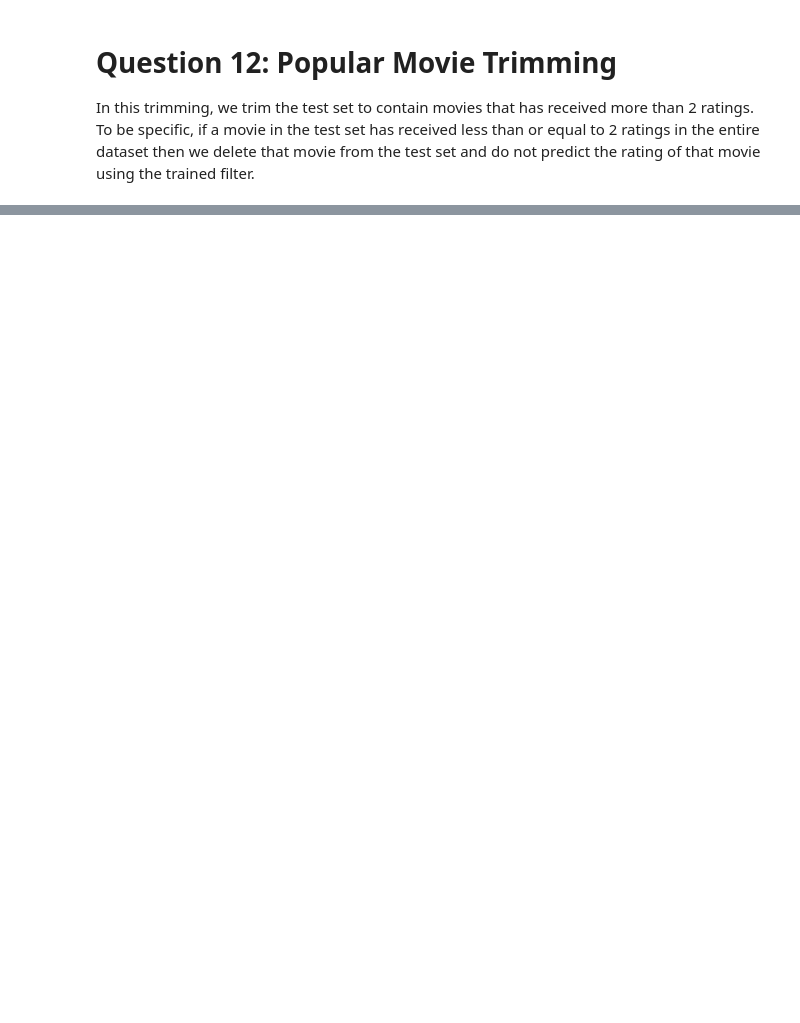
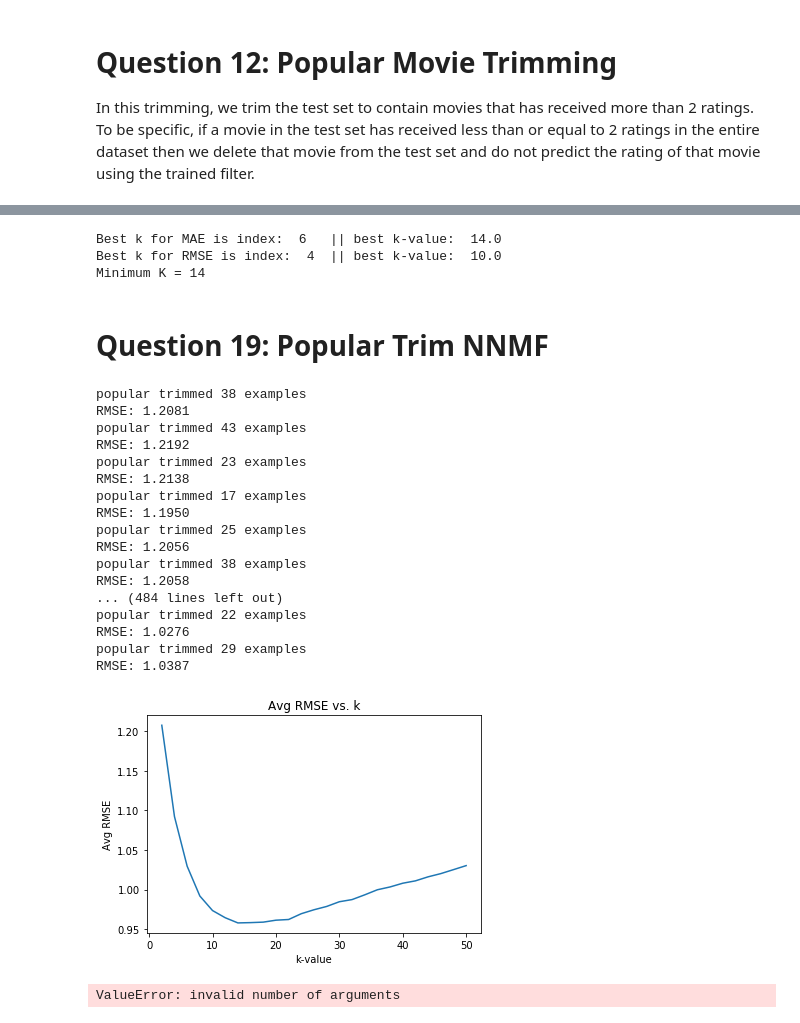
Before and after one commit to jdhurwitz/UCLA-EE219, a Jupyter notebook: Project3/project3.ipynb, the cells around one changed output, grey strips where cells are left out. Cells and saved outputs as stored; diff of their text form; code cells hidden in the pictures; blank space fills up the shorter version.

```diff
--- a/Project3/project3.ipynb
+++ b/Project3/project3.ipynb
@@ -290,0 +537,18 @@ In this trimming, we trim the test set to contain movies that has received more
+# %%
+from surprise import NMF
+
+data = Dataset.load_builtin('ml-100k')
+ks = np.linspace(2, 50, num=25)
+
+outputs = []
+for k in ks:
+    algo = NMF(n_factors=int(k))
+    outputs.append(cross_validate(algo, data, measures=['RMSE', 'MAE'], cv=10))
+
+avg_rmses = []
+avg_maes = []
+for output in outputs:
+    avg_rmses.append(np.mean(output['test_rmse']))
+    avg_maes.append(np.mean(output['test_mae']))
+
+plotStats(avg_rmses=avg_rmses, avg_maes=avg_maes)
@@ -290,0 +564,61 @@ In this trimming, we trim the test set to contain movies that has received more
+# %%
+mae_idx = euclidean_elbow(ks, avg_maes)
+print("Best k for MAE is index: ", mae_idx, "  || best k-value: ", ks[mae_idx])
+
+rmse_idx = euclidean_elbow(ks, avg_rmses)
+print("Best k for RMSE is index: ", rmse_idx, " || best k-value: ", ks[rmse_idx])
+
+print("Minimum K = %d" % max(ks[mae_idx], ks[rmse_idx])) # 16
+# %% [output]
+Best k for MAE is index:  6   || best k-value:  14.0
+Best k for RMSE is index:  4  || best k-value:  10.0
+Minimum K = 14
+# %% [markdown]
+# Question 19: Popular Trim NNMF
+# %%
+from surprise import NMF
+from surprise import Dataset
+from surprise import accuracy
+from surprise.model_selection import KFold
+
+data = Dataset.load_builtin('ml-100k')
+ks = np.linspace(2, 50, num=25)
+kf = KFold(n_splits=10)
+
+avgRmses = []
+for k in ks:
+    algo = NMF(n_factors=int(k))
+
+    totalRMSE = 0
+    totalMAE = 0
+    for trainset, testset in kf.split(data):
+        algo.fit(trainset)
+
+        predictions = algo.test(popularTrim(trainset, testset))
+
+        totalRMSE += accuracy.rmse(predictions)
+
+    avgRmses.append(totalRMSE / 10.)
+
+plotStats(avg_rmses=avgRmses)
+print("Minimum avg rmse = %.4f" % np.minimum(avgRmses))
+# %% [output]
+popular trimmed 38 examples
+RMSE: 1.2081
+popular trimmed 43 examples
+RMSE: 1.2192
+popular trimmed 23 examples
+RMSE: 1.2138
+popular trimmed 17 examples
+RMSE: 1.1950
+popular trimmed 25 examples
+RMSE: 1.2056
+popular trimmed 38 examples
+RMSE: 1.2058
+... (484 lines left out)
+popular trimmed 22 examples
+RMSE: 1.0276
+popular trimmed 29 examples
+RMSE: 1.0387
+[figure, added]
+ValueError: invalid number of arguments
```
Also changed, not shown: parts of 31 cells of this notebook.
